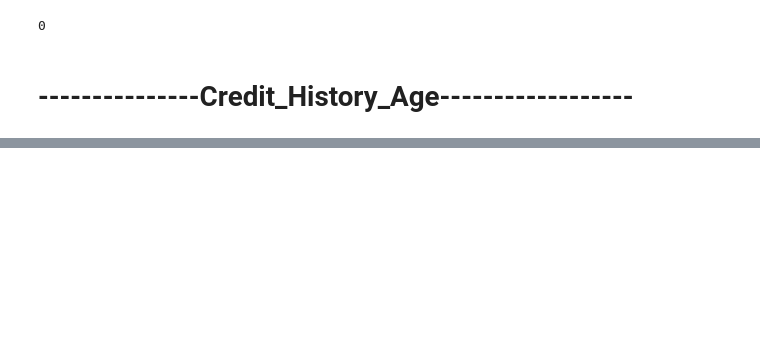
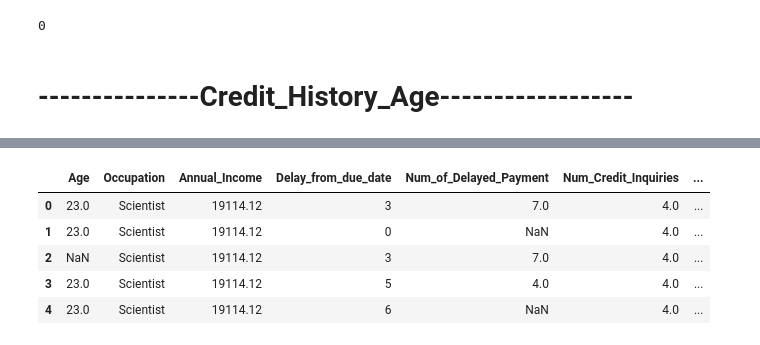
Before and after one commit to 80396-B2/Credit_Score_Prediction, a Jupyter notebook: main.ipynb, the cells around one changed output, grey strips where cells are left out. Drawn from its saved outputs; the diff is of its cells as text; code cells hidden in the pictures; blank space fills up the shorter version.

```diff
--- a/main.ipynb
+++ b/main.ipynb
@@ -687,0 +858,9 @@ memory usage: 11.4+ MB
+# %%
+combined_df.head()
+# %% [output]
+|  | Age | Occupation | Annual_Income | Delay_from_due_date | Num_of_Delayed_Payment | Num_Credit_Inquiries | ... |
+| 0 | 23.0 | Scientist | 19114.12 | 3 | 7.0 | 4.0 | ... |
+| 1 | 23.0 | Scientist | 19114.12 | 0 | NaN | 4.0 | ... |
+| 2 | NaN | Scientist | 19114.12 | 3 | 7.0 | 4.0 | ... |
+| 3 | 23.0 | Scientist | 19114.12 | 5 | 4.0 | 4.0 | ... |
+| 4 | 23.0 | Scientist | 19114.12 | 6 | NaN | 4.0 | ... |
```
Also changed, not shown: parts of 48 cells of this notebook.
